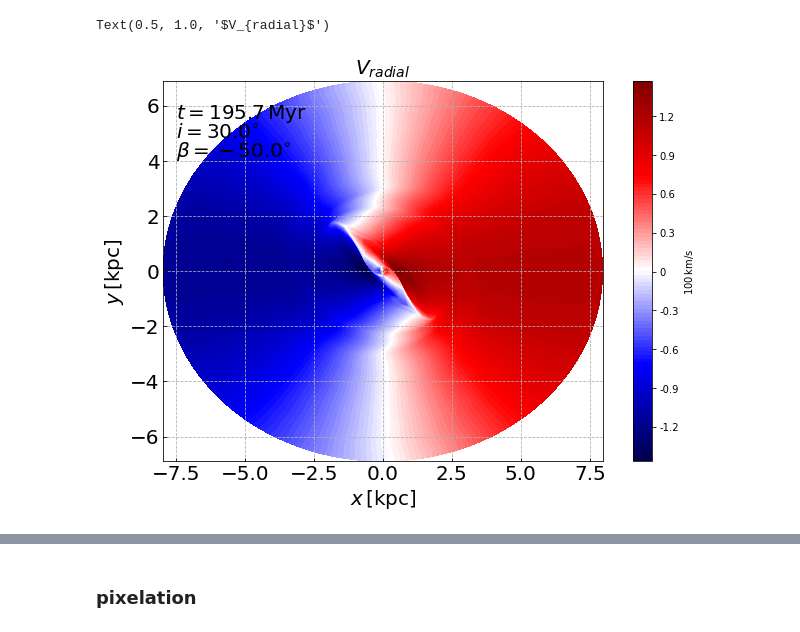
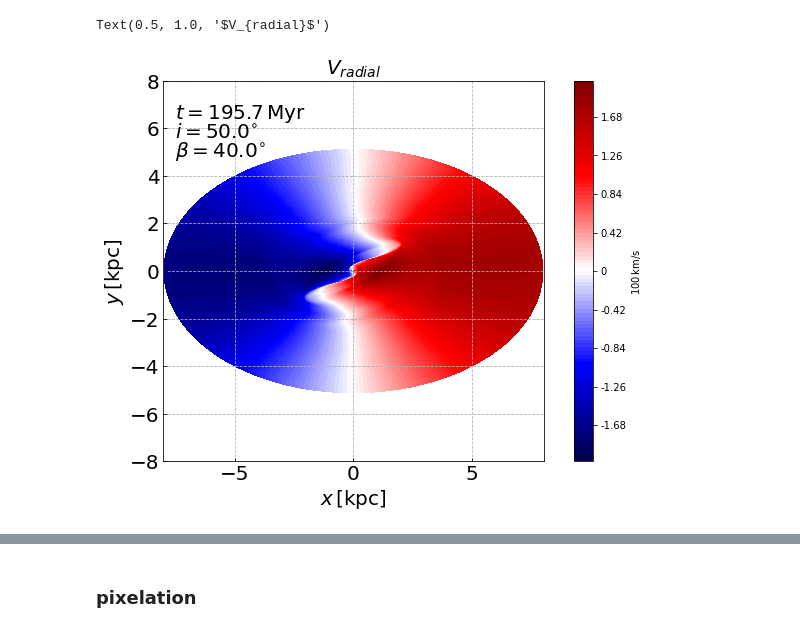
Before and after one commit to olgaborodina/pattern_speed, a Jupyter notebook: TW_method.ipynb, the cells around one changed output, grey strips where cells are left out. Cells and saved outputs as stored; diff of their text form; code cells hidden in the pictures.

```diff
--- a/TW_method.ipynb
+++ b/TW_method.ipynb
@@ -8,8 +8,8 @@ from tqdm import tqdm
 import functions as f
 from pathlib import Path
 # %%
-beta = np.deg2rad(-50)
-i    = np.deg2rad(30)
+beta = np.deg2rad(40)
+i    = np.deg2rad(50)
 to_Myr = 9.78462
 # %%
 t = 20
@@ -22,28 +22,28 @@ X, Y, VR = f.incline_galaxy(i, X, Y, VX, VY)
 # %%
 fig, ax = plt.subplots(figsize=(11, 7), sharex=True, sharey=True)
 levels = np.linspace(VR.min(), VR.max(), 101)
 cbarticks = np.linspace(VR.min().round(1), VR.max().round(1), 11)
 norm = mc.BoundaryNorm(levels, 256)
 im1 = ax.contourf(X, Y, VR, norm=norm, levels=levels, cmap='seismic')
 ax.annotate(r'$t=%.1f\, \rm Myr$' % (t * to_Myr),
             xy=(0.03, 0.90), xycoords='axes fraction', fontsize=20, color='k')
 ax.annotate(r'$i=%.1f ^{\circ}$' % (np.rad2deg(i)),
             xy=(0.03, 0.85), xycoords='axes fraction', fontsize=20, color='k')
 ax.annotate(r'$\beta=%.1f ^{\circ}$' % (np.rad2deg(beta)),
             xy=(0.03, 0.80), xycoords='axes fraction', fontsize=20, color='k')
 # ax.axhline(0.3, c='black')
 # ax.axhline(-0.3, c='black')
 
 plt.colorbar(im1,ticks=cbarticks, format='%g', label=r'$\rm 100\, km/s$')
 
 ax.grid(ls='dashed')
 ax.tick_params(labelsize=20, direction='in')
 ax.set_xlabel(r'$x\, \rm [kpc]$', fontsize=20)
 ax.set_ylabel(r'$y\, \rm [kpc]$', fontsize=20)
-ax.set_xlim(X.min(), X.max())
-ax.set_ylim(Y.min(), Y.max())
+ax.set_ylim(-8, 8)
+ax.set_xlim(-8, 8)
 ax.set_aspect('1')
 ax.set_title(r'$V_{radial}$', fontsize=20)
 # %% [output]
 Text(0.5, 1.0, '$V_{radial}$')
-[figure, old version]
+[figure, new version]
```
Also changed, not shown: parts of 7 cells of this notebook, 2 other files.
